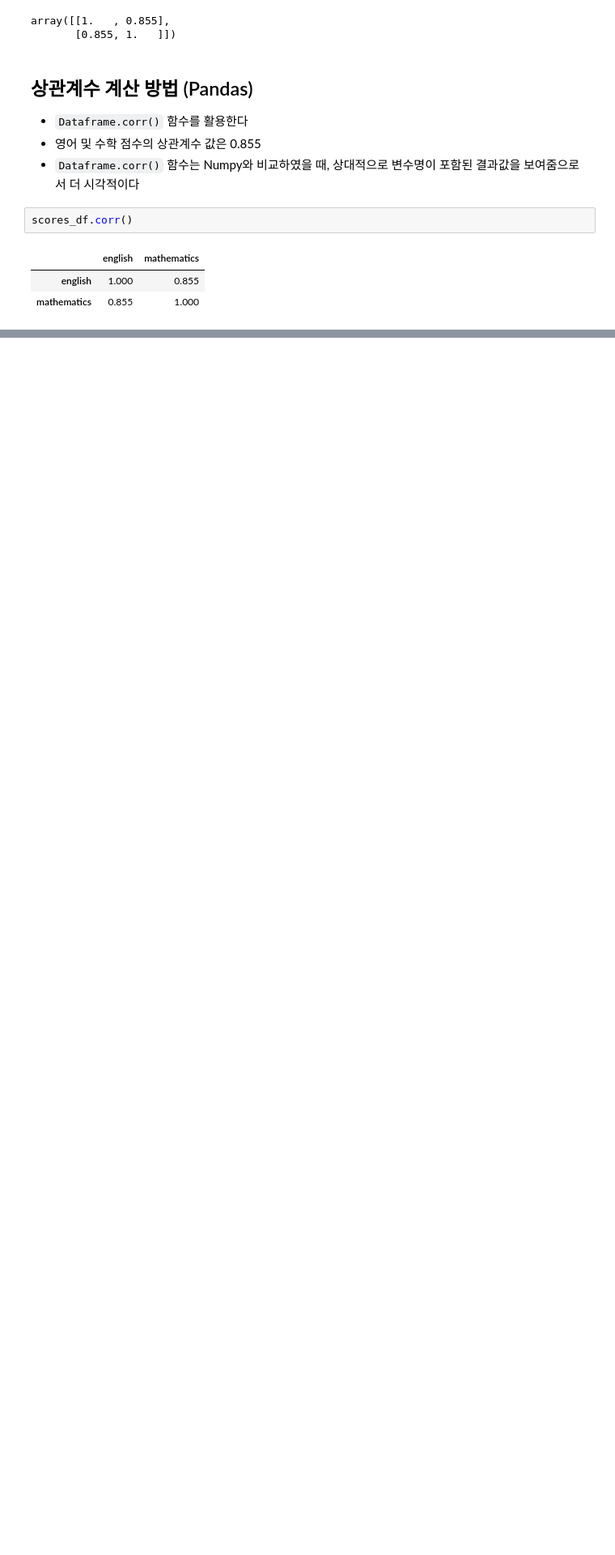
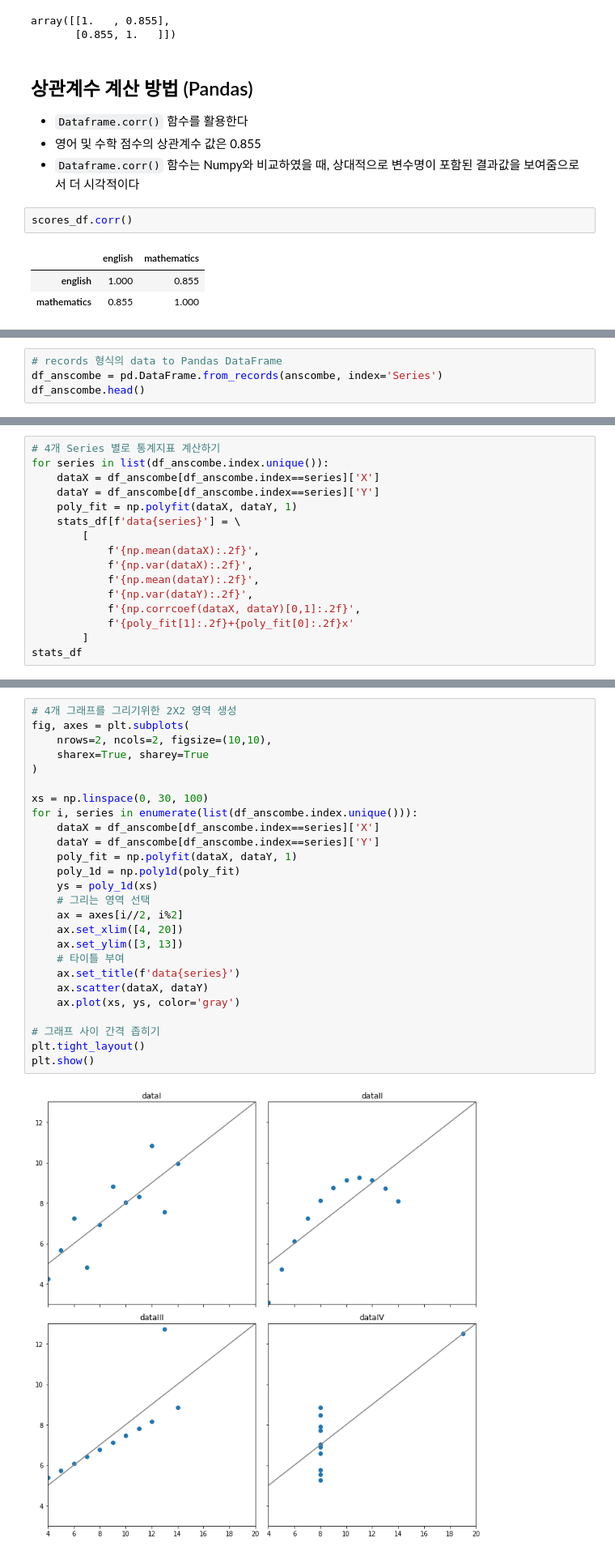
Before and after one commit to Zamoca42/TIL, a Jupyter notebook: math/2D_data_analysis.ipynb, the cells around one changed output, grey strips where cells are left out. Shown at 81% size. Drawn from its saved outputs; the diff is of its cells as text; blank space fills up the shorter version.

```diff
--- a/math/2D_data_analysis.ipynb
+++ b/math/2D_data_analysis.ipynb
@@ -190,0 +326,4 @@ scores_df.corr()
+# %%
+# records 형식의 data to Pandas DataFrame
+df_anscombe = pd.DataFrame.from_records(anscombe, index='Series')
+df_anscombe.head()
@@ -190,0 +395,16 @@ scores_df.corr()
+# %%
+# 4개 Series 별로 통계지표 계산하기
+for series in list(df_anscombe.index.unique()):
+    dataX = df_anscombe[df_anscombe.index==series]['X']
+    dataY = df_anscombe[df_anscombe.index==series]['Y']
+    poly_fit = np.polyfit(dataX, dataY, 1)
+    stats_df[f'data{series}'] = \
+        [
+            f'{np.mean(dataX):.2f}',
+            f'{np.var(dataX):.2f}',
+            f'{np.mean(dataY):.2f}',
+            f'{np.var(dataY):.2f}',
+            f'{np.corrcoef(dataX, dataY)[0,1]:.2f}',
+            f'{poly_fit[1]:.2f}+{poly_fit[0]:.2f}x'
+        ]
+stats_df
@@ -190,0 +424,28 @@ scores_df.corr()
+# %%
+# 4개 그래프를 그리기위한 2X2 영역 생성
+fig, axes = plt.subplots(
+    nrows=2, ncols=2, figsize=(10,10),
+    sharex=True, sharey=True
+)
+
+xs = np.linspace(0, 30, 100)
+for i, series in enumerate(list(df_anscombe.index.unique())):
+    dataX = df_anscombe[df_anscombe.index==series]['X']
+    dataY = df_anscombe[df_anscombe.index==series]['Y']
+    poly_fit = np.polyfit(dataX, dataY, 1)
+    poly_1d = np.poly1d(poly_fit)
+    ys = poly_1d(xs)
+    # 그리는 영역 선택
+    ax = axes[i//2, i%2]
+    ax.set_xlim([4, 20])
+    ax.set_ylim([3, 13])
+    # 타이틀 부여
+    ax.set_title(f'data{series}')
+    ax.scatter(dataX, dataY)
+    ax.plot(xs, ys, color='gray')
+
+# 그래프 사이 간격 좁히기
+plt.tight_layout()
+plt.show()
+# %% [output]
+[figure, added]
```
Also changed, not shown: parts of 25 cells of this notebook.
